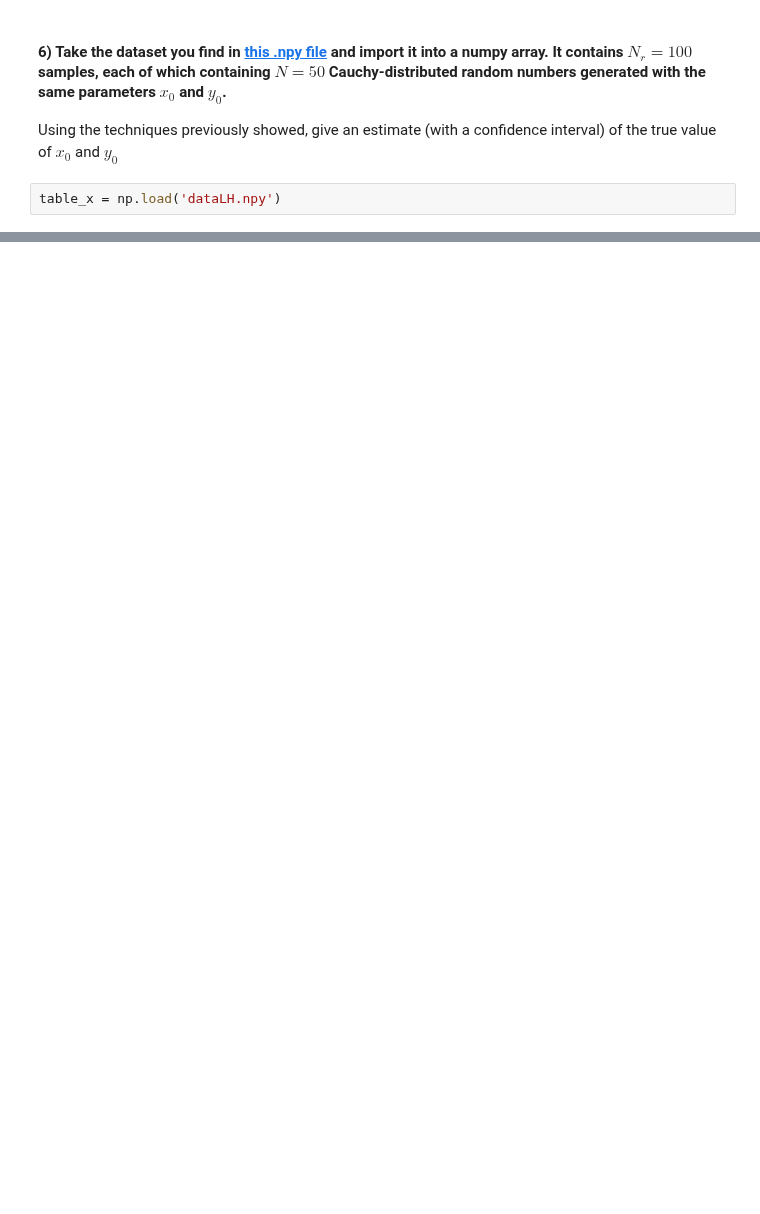
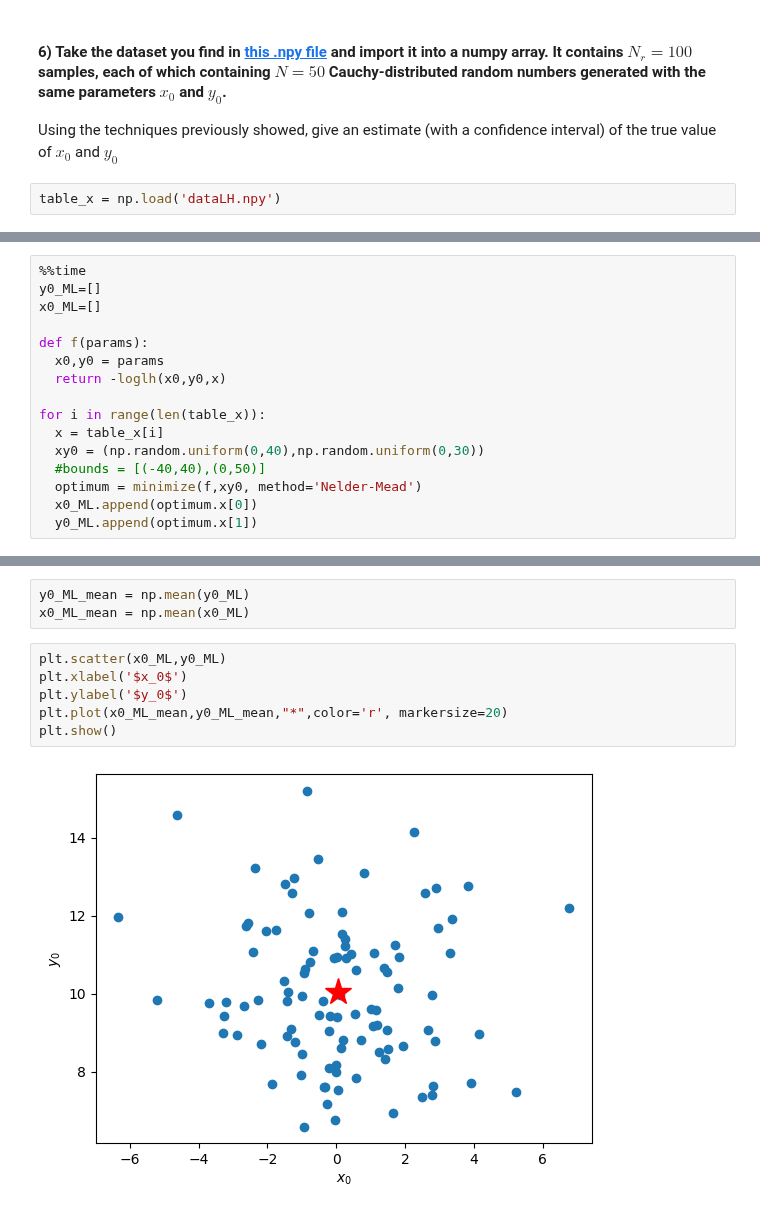
Before and after one commit to roduit/FundamentalLearningEPFL, a Jupyter notebook: TP2/FoIL_ex2_public.ipynb, the cells around one changed output, grey strips where cells are left out. Drawn from its saved outputs; the diff is of its cells as text; blank space fills up the shorter version.

```diff
--- a/TP2/FoIL_ex2_public.ipynb
+++ b/TP2/FoIL_ex2_public.ipynb
@@ -638,0 +668,16 @@ table_x = np.load('dataLH.npy')
+# %%
+%%time
+y0_ML=[]
+x0_ML=[]
+
+def f(params):
+  x0,y0 = params
+  return -loglh(x0,y0,x)
+
+for i in range(len(table_x)):
+  x = table_x[i]
+  xy0 = (np.random.uniform(0,40),np.random.uniform(0,30))
+  #bounds = [(-40,40),(0,50)]
+  optimum = minimize(f,xy0, method='Nelder-Mead')
+  x0_ML.append(optimum.x[0])
+  y0_ML.append(optimum.x[1])
@@ -638,0 +687,11 @@ table_x = np.load('dataLH.npy')
+# %%
+y0_ML_mean = np.mean(y0_ML)
+x0_ML_mean = np.mean(x0_ML)
+# %%
+plt.scatter(x0_ML,y0_ML)
+plt.xlabel('$x_0$')
+plt.ylabel('$y_0$')
+plt.plot(x0_ML_mean,y0_ML_mean,"*",color='r', markersize=20)
+plt.show()
+# %% [output]
+[figure, added]
```
Also changed, not shown: parts of 16 cells of this notebook, 1 other file.
